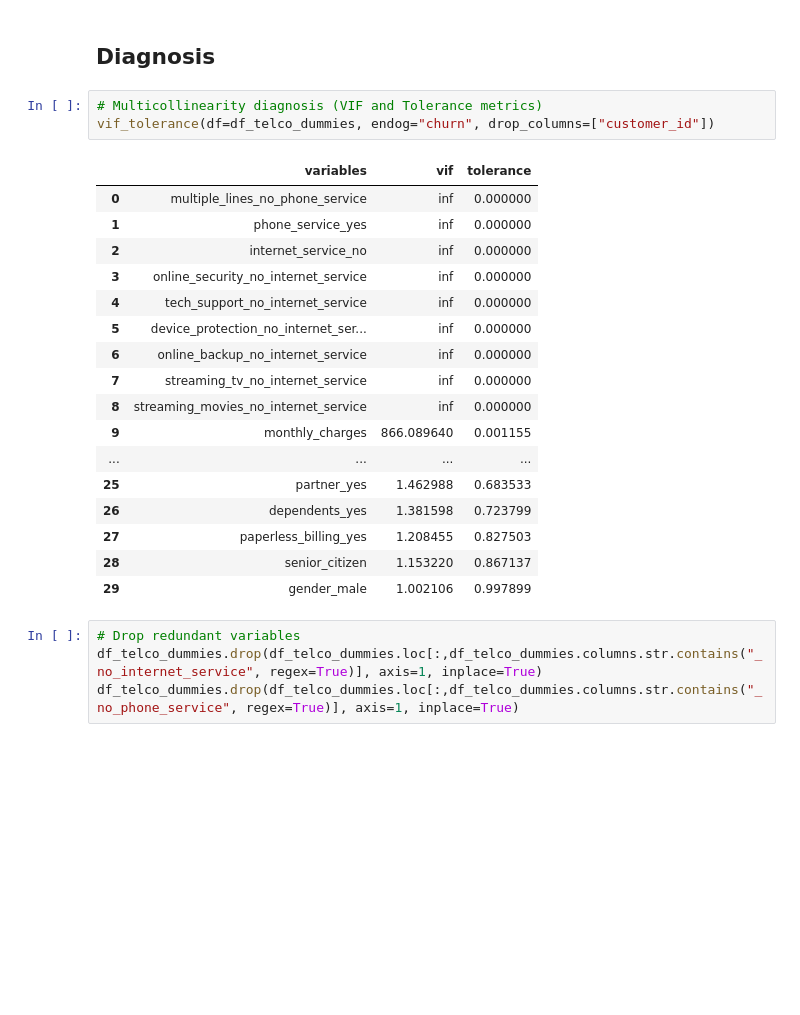
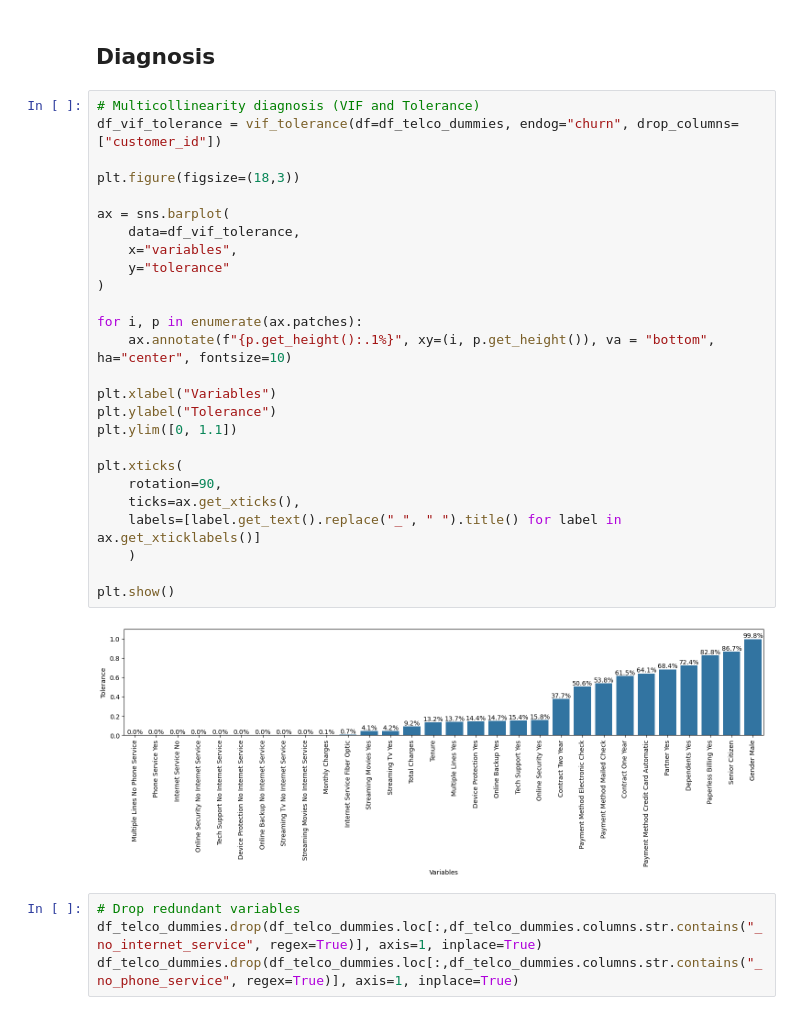
Before and after one commit to dan-teixeira/data-science, a Jupyter notebook: telco_costumer_churn/telco_customer_churn.ipynb, the cells around one changed output. Cells and saved outputs as stored; diff of their text form; blank space fills up the shorter version.

```diff
--- a/telco_costumer_churn/telco_customer_churn.ipynb
+++ b/telco_costumer_churn/telco_customer_churn.ipynb
@@ -175,27 +178,34 @@ df_telco_dummies
 7032 rows × 32 columns
 # %% [markdown]
 ## Diagnosis
-# %%
-# Multicollinearity diagnosis (VIF and Tolerance metrics)
-vif_tolerance(df=df_telco_dummies, endog="churn", drop_columns=["customer_id"])
-# %% [output]
-|  | variables | vif | tolerance |
-| 0 | multiple_lines_no_phone_service | inf | 0.000000 |
-| 1 | phone_service_yes | inf | 0.000000 |
-| 2 | internet_service_no | inf | 0.000000 |
-| 3 | online_security_no_internet_service | inf | 0.000000 |
-| 4 | tech_support_no_internet_service | inf | 0.000000 |
-| 5 | device_protection_no_internet_ser... | inf | 0.000000 |
-| 6 | online_backup_no_internet_service | inf | 0.000000 |
-| 7 | streaming_tv_no_internet_service | inf | 0.000000 |
-| 8 | streaming_movies_no_internet_service | inf | 0.000000 |
-| 9 | monthly_charges | 866.089640 | 0.001155 |
-| ... | ... | ... | ... |
-| 25 | partner_yes | 1.462988 | 0.683533 |
-| 26 | dependents_yes | 1.381598 | 0.723799 |
-| 27 | paperless_billing_yes | 1.208455 | 0.827503 |
-| 28 | senior_citizen | 1.153220 | 0.867137 |
-| 29 | gender_male | 1.002106 | 0.997899 |
+# %%
+# Multicollinearity diagnosis (VIF and Tolerance)
+df_vif_tolerance = vif_tolerance(df=df_telco_dummies, endog="churn", drop_columns=["customer_id"])
+
+plt.figure(figsize=(18,3))
+
+ax = sns.barplot(
+    data=df_vif_tolerance,
+    x="variables",
+    y="tolerance"
+)
+
+for i, p in enumerate(ax.patches):
+    ax.annotate(f"{p.get_height():.1%}", xy=(i, p.get_height()), va = "bottom", ha="center", fontsize=10)
+
+plt.xlabel("Variables")
+plt.ylabel("Tolerance")
+plt.ylim([0, 1.1])
+
+plt.xticks(
+    rotation=90,
+    ticks=ax.get_xticks(),
+    labels=[label.get_text().replace("_", " ").title() for label in ax.get_xticklabels()]
+    )
+
+plt.show()
+# %% [output]
+[figure, added]
 # %%
 # Drop redundant variables
 df_telco_dummies.drop(df_telco_dummies.loc[:,df_telco_dummies.columns.str.contains("_no_internet_service", regex=True)], axis=1, inplace=True)
```
Also changed, not shown: parts of 4 cells of this notebook, 1 other file.
